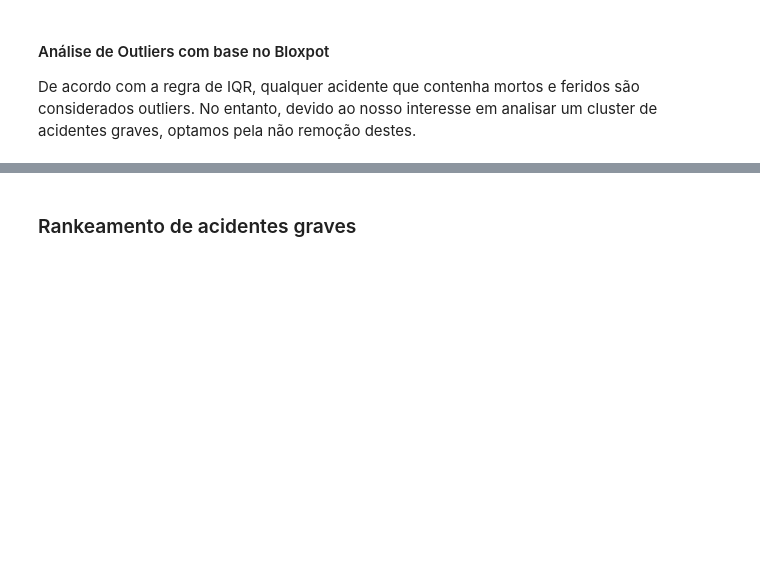
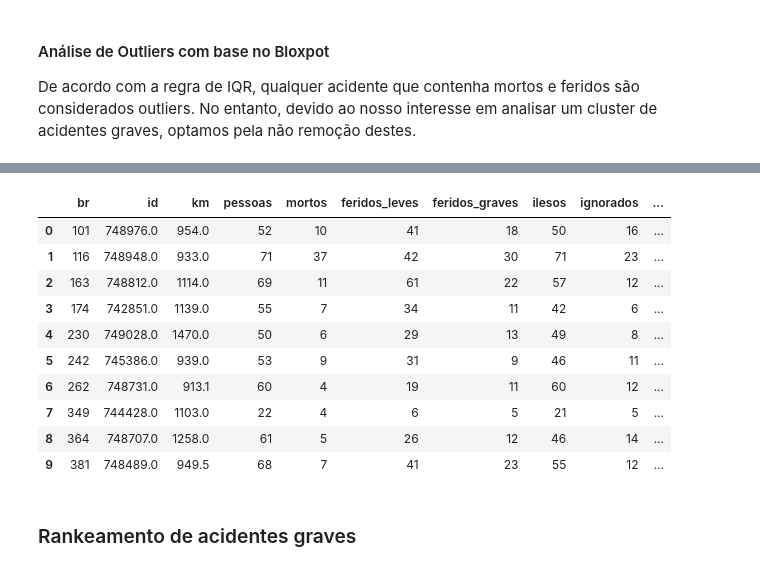
Before and after one commit to mmesqigor/Padroes-de-Acidentes-de-Transito-no-Brasil, a Jupyter notebook: index.ipynb, the cells around one changed output, grey strips where cells are left out. Saved outputs shown, nothing was run; the diff lists cells and outputs as text; code cells hidden in the pictures; blank space fills up the shorter version.

```diff
--- a/index.ipynb
+++ b/index.ipynb
@@ -424,3 +432,7 @@ print(limite_superior)
 # %%
-df[df['km'] == df['km'].min()]
+top_km = df_original.sort_values(by="km", ascending=False).head(len(outliers))
+
+br_mais_percorridas = top_km['br'].unique()
+
+br_mais_percorridas.tolist()
 # %% [output]
@@ -440,3 +440,18 @@ df[df['km'] == df['km'].min()]
+# %%
+maiores_valores_br = df_original[df_original["br"].isin(br_mais_percorridas)].groupby("br").max("km").reset_index()
+maiores_valores_br
+# %% [output]
+|  | br | id | km | pessoas | mortos | feridos_leves | feridos_graves | ilesos | ignorados | ... |
+| 0 | 101 | 748976.0 | 954.0 | 52 | 10 | 41 | 18 | 50 | 16 | ... |
+| 1 | 116 | 748948.0 | 933.0 | 71 | 37 | 42 | 30 | 71 | 23 | ... |
+| 2 | 163 | 748812.0 | 1114.0 | 69 | 11 | 61 | 22 | 57 | 12 | ... |
+| 3 | 174 | 742851.0 | 1139.0 | 55 | 7 | 34 | 11 | 42 | 6 | ... |
+| 4 | 230 | 749028.0 | 1470.0 | 50 | 6 | 29 | 13 | 49 | 8 | ... |
+| 5 | 242 | 745386.0 | 939.0 | 53 | 9 | 31 | 9 | 46 | 11 | ... |
+| 6 | 262 | 748731.0 | 913.1 | 60 | 4 | 19 | 11 | 60 | 12 | ... |
+| 7 | 349 | 744428.0 | 1103.0 | 22 | 4 | 6 | 5 | 21 | 5 | ... |
+| 8 | 364 | 748707.0 | 1258.0 | 61 | 5 | 26 | 12 | 46 | 14 | ... |
+| 9 | 381 | 748489.0 | 949.5 | 68 | 7 | 41 | 23 | 55 | 12 | ... |
 # %% [markdown]
 ### Rankeamento de acidentes graves
 # %%
```
Also changed, not shown: parts of 11 cells of this notebook, 1 other file.
